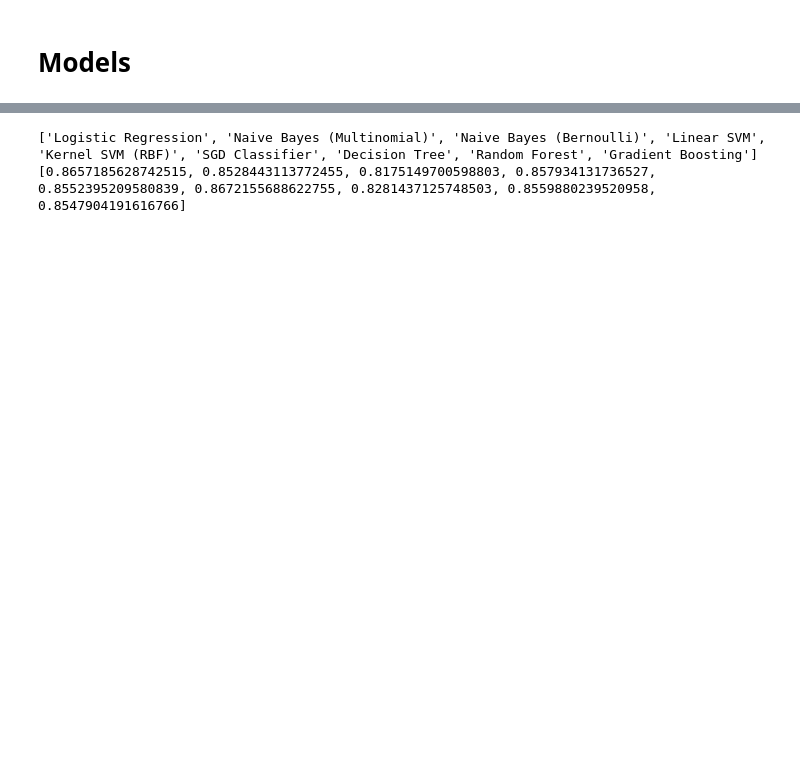
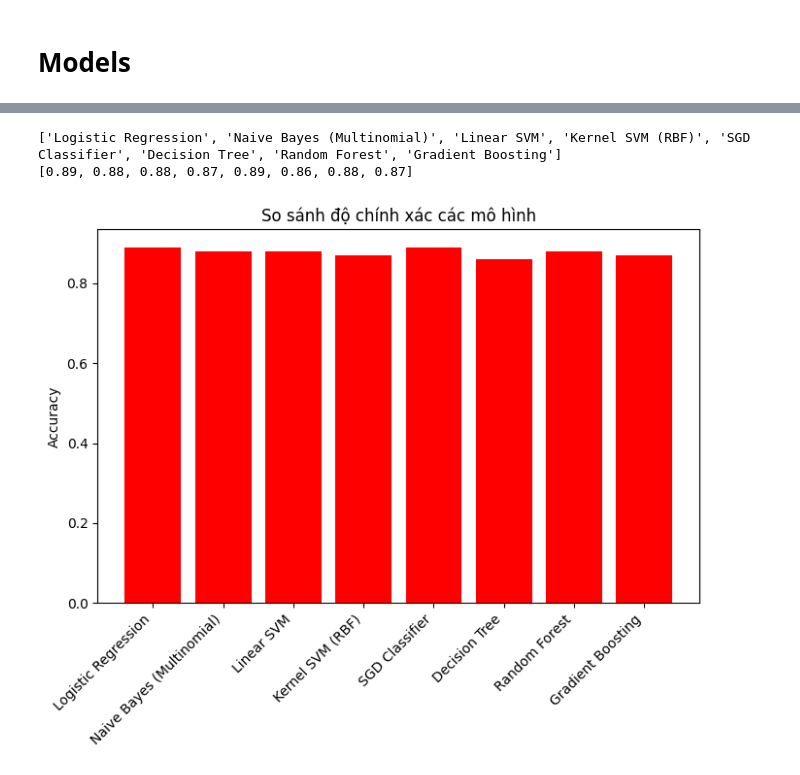
Before and after one commit to TTD12Super/NLP_Midterm, a Jupyter notebook: toxic_classification.ipynb, the cells around one changed output, grey strips where cells are left out. Cells and saved outputs as stored; diff of their text form; code cells hidden in the pictures; blank space fills up the shorter version.

Commit message:
Da test các model tren 2 ky nang word convert

```diff
--- a/toxic_classification.ipynb
+++ b/toxic_classification.ipynb
@@ -27,6 +27,10 @@ df_test.isna().sum()
 free_text    0
 label_id     0
 dtype: int64
+# %%
+# Giả sử cột nhãn là 'label_id'
+df_train["label_id"] = df_train["label_id"].replace(2, 1)
+df_test["label_id"] = df_test["label_id"].replace(2, 1)  # nếu test cũng có nhãn 2
 # %% [markdown]
 # Hàm làm sạch văn bản
 # %%
@@ -82,7 +101,6 @@ from sklearn.metrics import accuracy_score
 models = {
     "Logistic Regression": LogisticRegression(max_iter=1000),
     "Naive Bayes (Multinomial)": MultinomialNB(),
-    "Naive Bayes (Bernoulli)": BernoulliNB(),
     "Linear SVM": LinearSVC(),
     "Kernel SVM (RBF)": SVC(kernel="rbf"),
     "SGD Classifier": SGDClassifier(max_iter=1000, tol=1e-3),
@@ -90,18 +108,3 @@ models = {
     "Random Forest": RandomForestClassifier(),
     "Gradient Boosting": GradientBoostingClassifier()
 }
-
-accurr = []
-for name, model in models.items():
-    model.fit(X_train, y_train)
-    y_pred = model.predict(X_test)
-    acc = round(accuracy_score(y_test, y_pred),2)
-    accurr.append(acc)
-    print(f"{name}: {acc:.4f}")
-
-# for name, model in models.items():
-#     print("="*60)
-#     print(f"Model: {name}")
-#     model.fit(X_train, y_train)
-#     y_pred = model.predict(X_test)
-#     print(classification_report(y_test, y_pred))
@@ -117,0 +113,15 @@ Gradient Boosting: 0.8548
+# %%
+accurr_binary = []
+for name, model in models.items():
+    model.fit(X_train_bi, y_train_bi)
+    y_pred_bi = model.predict(X_test_bi)
+    acc = round(accuracy_score(y_test_bi, y_pred_bi),2)
+    accurr_binary.append(acc)
+    print(f"{name}: {acc:.4f}")
+
+# for name, model in models.items():
+#     print("="*60)
+#     print(f"Model: {name}")
+#     model.fit(X_train, y_train)
+#     y_pred = model.predict(X_test)
+#     print(classification_report(y_test, y_pred))
@@ -118,7 +137,18 @@ Gradient Boosting: 0.8548
 # %%
 models_name = [name for name,_ in models.items()]
 print(models_name)
-print(accurr)
+print(accurr_binary)
 # %% [output]
-['Logistic Regression', 'Naive Bayes (Multinomial)', 'Naive Bayes (Bernoulli)', 'Linear SVM', 'Kernel SVM (RBF)', 'SGD Classifier', 'Decision Tree', 'Random Forest', 'Gradient Boosting']
-[0.8657185628742515, 0.8528443113772455, 0.8175149700598803, 0.857934131736527, 0.8552395209580839, 0.8672155688622755, 0.8281437125748503, 0.8559880239520958, 0.8547904191616766]
+['Logistic Regression', 'Naive Bayes (Multinomial)', 'Linear SVM', 'Kernel SVM (RBF)', 'SGD Classifier', 'Decision Tree', 'Random Forest', 'Gradient Boosting']
+[0.89, 0.88, 0.88, 0.87, 0.89, 0.86, 0.88, 0.87]
+# %%
+import matplotlib.pyplot as plt
+
+plt.figure(figsize=(8,5))
+plt.bar(models_name, accurr_binary, color="red")
+plt.xticks(rotation=45, ha="right")
+plt.ylabel("Accuracy")
+plt.title("So sánh độ chính xác các mô hình")
+plt.show()
+# %% [output]
+[figure, added]
```
Also changed, not shown: parts of 15 cells of this notebook.
